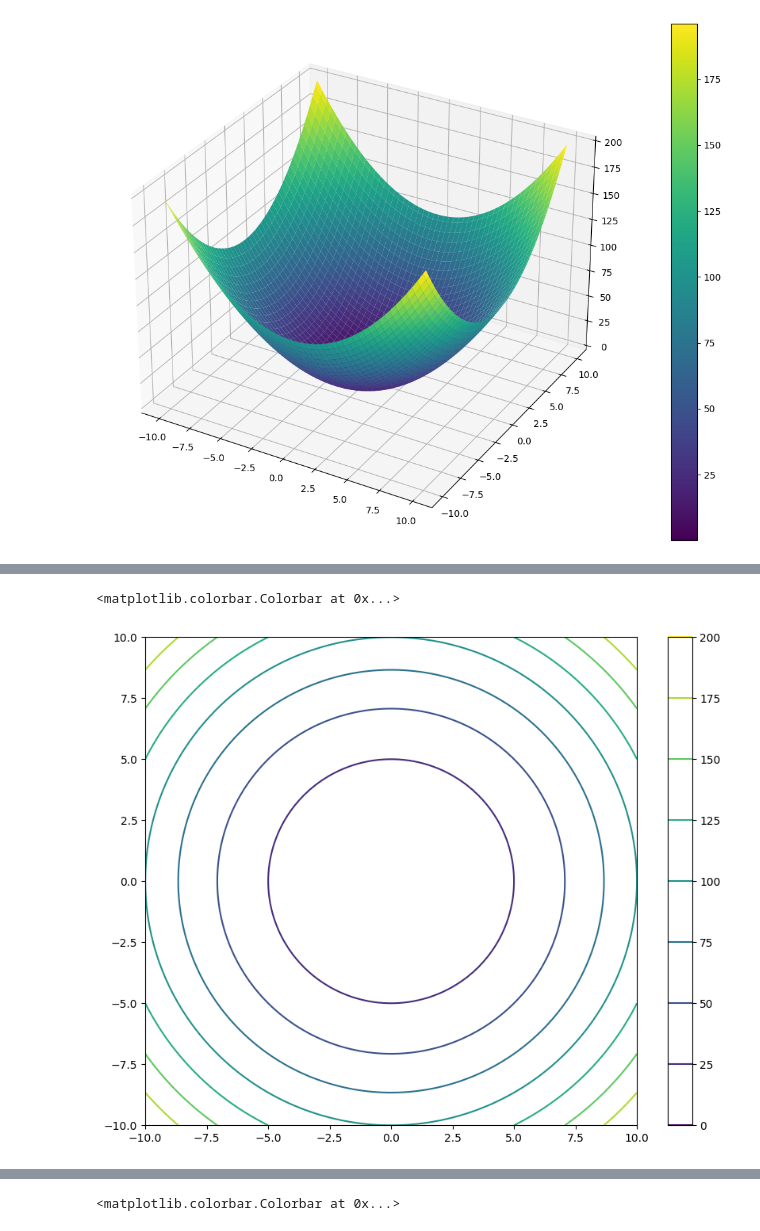
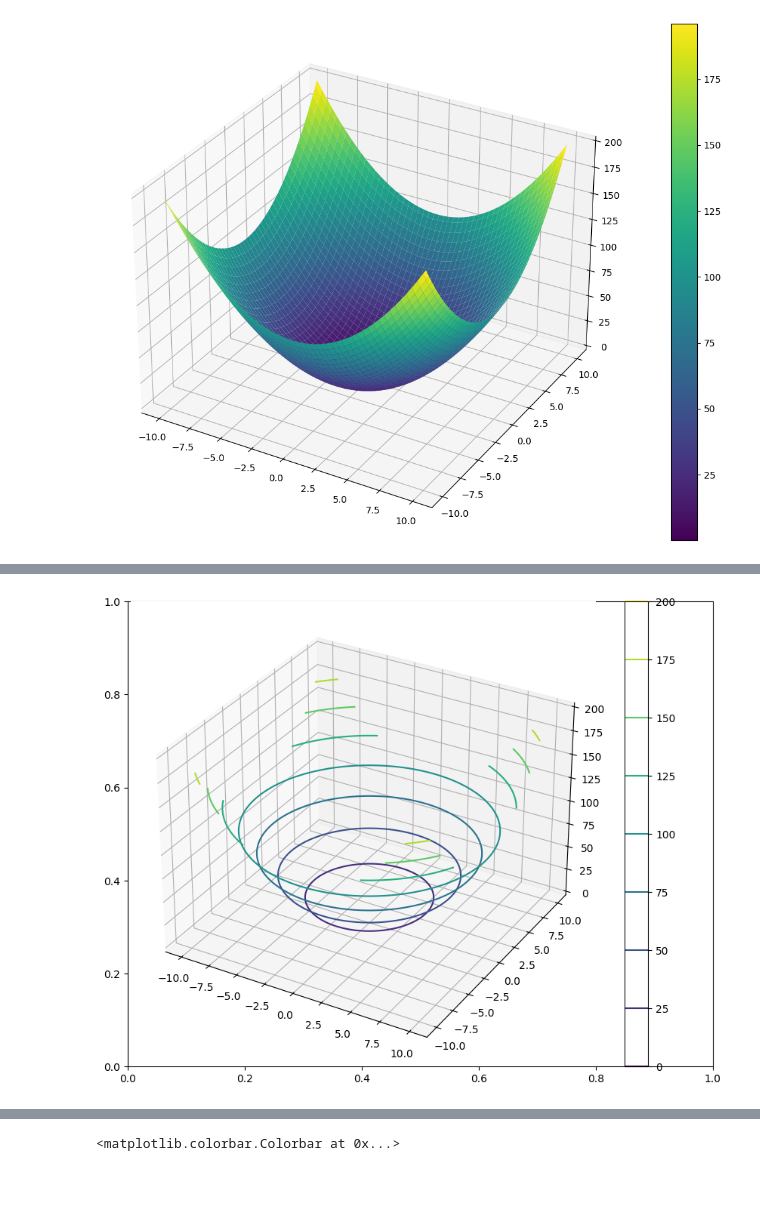
Before and after one commit to partho-majumdar/CampusX_Matplotlib, a Jupyter notebook: Advanced/advance.ipynb, the cells around one changed output, grey strips where cells are left out. Cells and saved outputs as stored; diff of their text form; code cells hidden in the pictures; blank space fills up the shorter version.

```diff
--- a/Advanced/advance.ipynb
+++ b/Advanced/advance.ipynb
@@ -277,19 +273,20 @@ fig.colorbar(p)
 # %%
 # Contour graph -> represent 3d graph into a 2d graph
 
 x = np.linspace(-10, 10, 100)
 y = np.linspace(-10, 10, 100)
 
 xx, yy = np.meshgrid(x, y)
 z = (xx ** 2) + (yy ** 2)
 
 fig = plt.figure(figsize = (10, 8))
 ax = plt.subplot()
+ax = plt.subplot(projection = '3d')
 p = ax.contour(xx, yy, z, cmap = 'viridis')
 fig.colorbar(p)
+plt.show()
 # %% [output]
-<matplotlib.colorbar.Colorbar at 0x...>
-[figure, old version]
+[figure, new version]
 # %%
 # contourf -> filled contour
 
```
Also changed, not shown: parts of 25 cells of this notebook, 1 other file.
